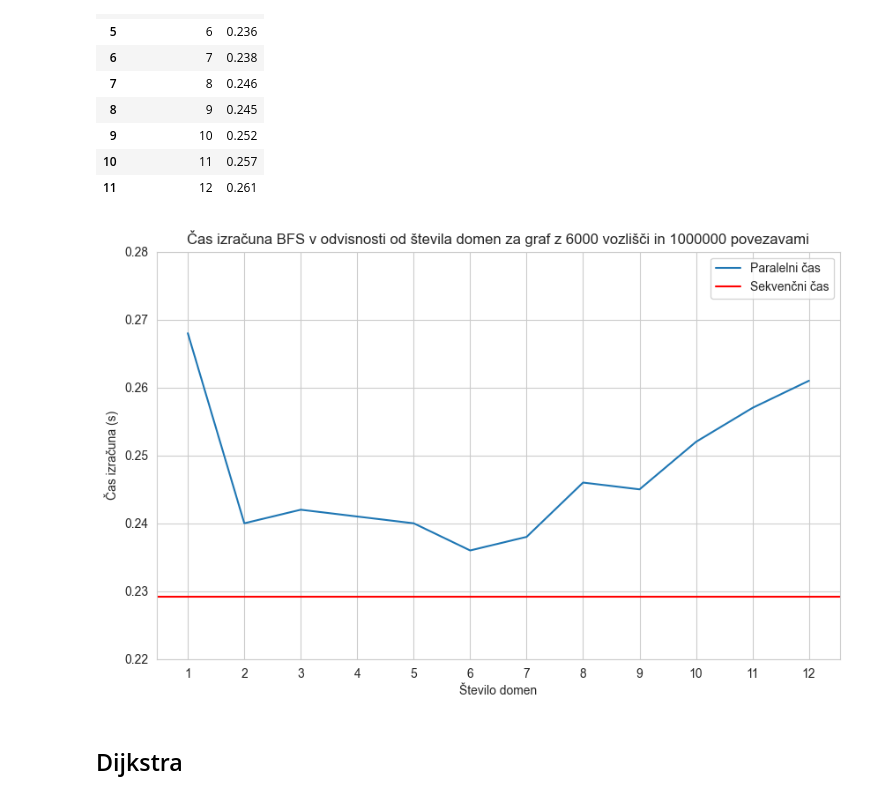
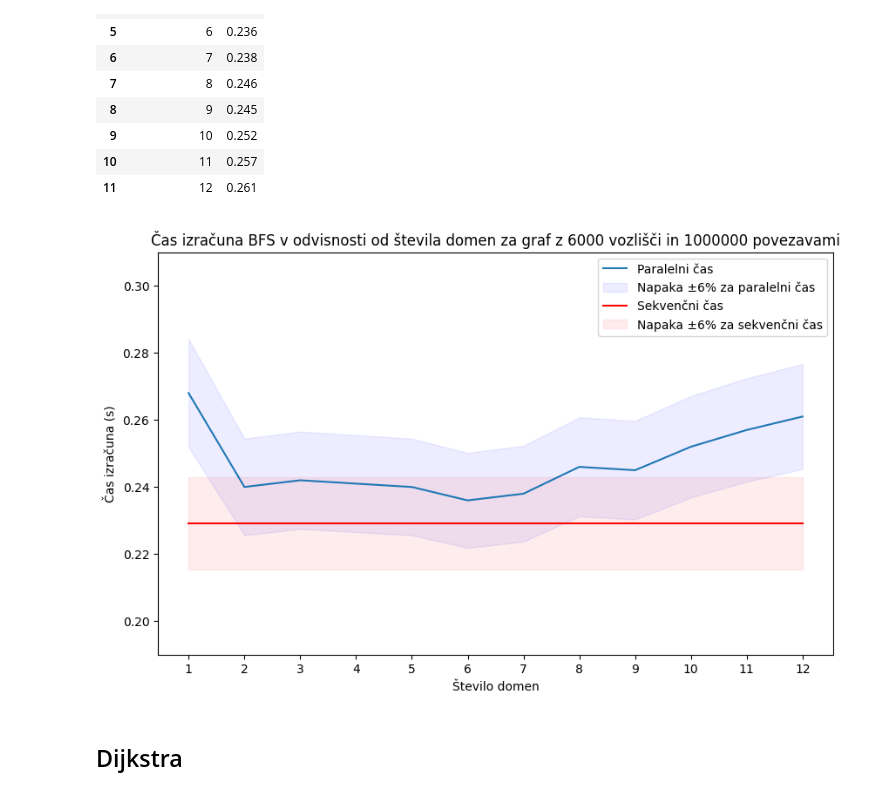
Before and after one commit to tjazerzen/Avtomatska-paralelizacija-v-OCamlu, a Jupyter notebook: playground/graph/computation_time_analysis/computation_time_analysis.ipynb, the cells around one changed output. Saved outputs shown, nothing was run; the diff lists cells and outputs as text; code cells hidden in the pictures.

```diff
--- a/playground/graph/computation_time_analysis/computation_time_analysis.ipynb
+++ b/playground/graph/computation_time_analysis/computation_time_analysis.ipynb
@@ -157,32 +180,41 @@ df_bfs_par_domains
 | 10 | 11 | 0.257 |
 | 11 | 12 | 0.261 |
 # %%
+seq_computation_time = 0.229221
+# Error margin calculation
+error_margin_seq = seq_computation_time * 0.06
+error_margin_par = df_bfs_par_domains['time'] * 0.06
+
 plt.figure(figsize=(10, 6))
-
-seq_computation_time = 0.229221
-
-# Plotting the computation time as a function of num_domains
 plt.plot(df_bfs_par_domains['num_domains'], df_bfs_par_domains['time'], label='Paralelni čas')
 
-# Adding a horizontal line for the sequential execution time
-plt.axhline(y=seq_computation_time, color='r', linestyle='-', label='Sekvenčni čas')
+# Adding error margin for the parallel times as shaded area
+plt.fill_between(df_bfs_par_domains['num_domains'],
+                 df_bfs_par_domains['time'] - error_margin_par,
+                 df_bfs_par_domains['time'] + error_margin_par,
+                 color='blue', alpha=0.07, label='Napaka ±6% za paralelni čas')
+
+plt.plot([1, 12], [seq_computation_time, seq_computation_time], color='r', linestyle='-', label='Sekvenčni čas')
+
+
+plt.fill_between(range(1, 13), seq_computation_time - error_margin_seq, seq_computation_time + error_margin_seq, color='r', alpha=0.07, label='Napaka ±6% za sekvenčni čas')
+
 
 plt.xlabel('Število domen')
 plt.ylabel('Čas izračuna (s)')
 plt.title('Čas izračuna BFS v odvisnosti od števila domen za graf z 6000 vozlišči in 1000000 povezavami')
 
 plt.legend()
-plt.grid(True)
 
 plt.xticks(range(1, 13))
 # Set the y-axis limits
-plt.ylim(0.22, 0.28)
+plt.ylim(0.19, 0.31)
 
 plt.savefig('bfs_v_odvisnosti_od_stevila_domen.pdf')
 
 plt.show()
 # %% [output]
-[figure, old version]
+[figure, new version]
 # %% [markdown]
 ## Dijkstra
 # %% [markdown]
```
Also changed, not shown: parts of 6 cells of this notebook, 4 other files.
